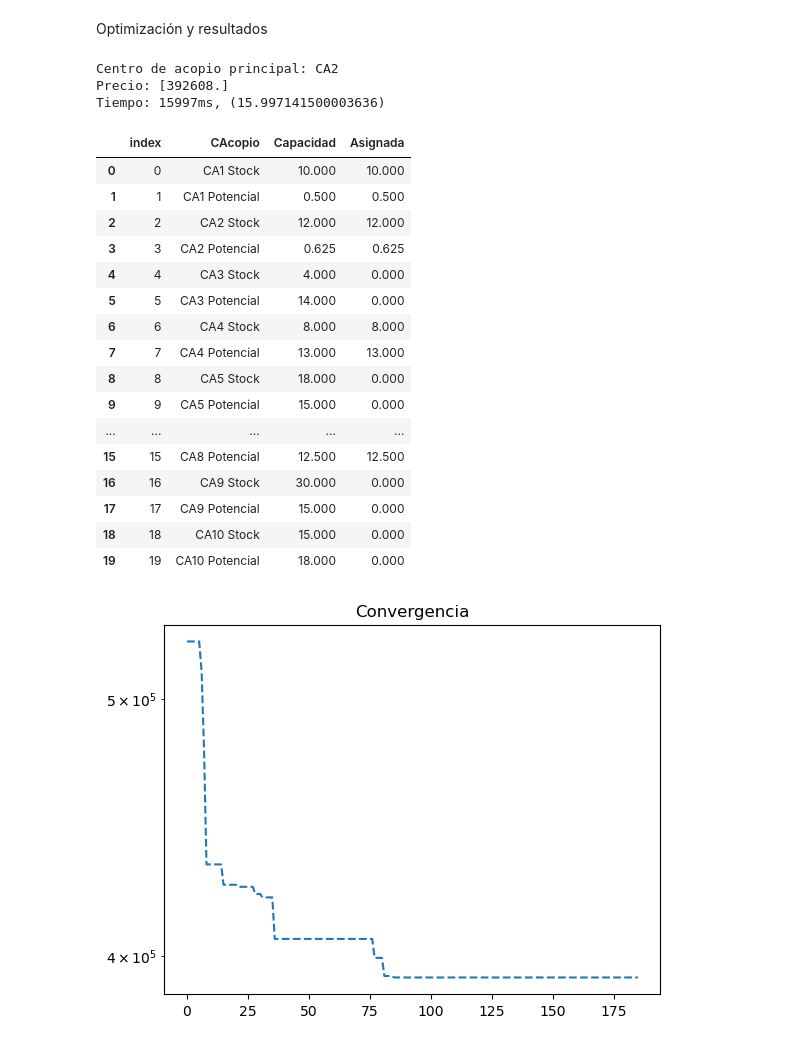
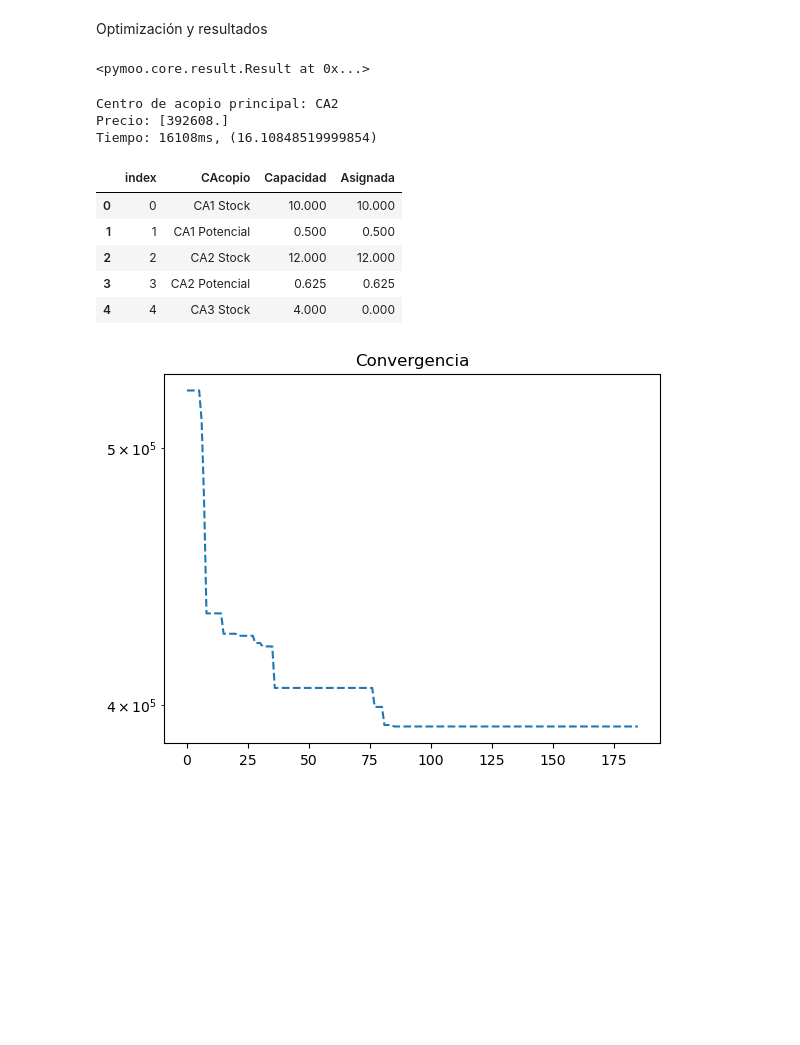
Before and after one commit to jefftorres/cheese, a Jupyter notebook: queso_ga.ipynb, the cells around one changed output. Drawn from its saved outputs; the diff is of its cells as text; code cells hidden in the pictures; blank space fills up the shorter version.

```diff
--- a/queso_ga.ipynb
+++ b/queso_ga.ipynb
@@ -156,16 +97,16 @@ class TopOrZeroSampling(Sampling):
             indices = np.arange(n_vars - 1)
             np.random.shuffle(indices)
 
-            while np.sum(gen_matrix[i]) < DEMANDA and indices.size > 0:
+            while np.sum(gen_matrix[i]) < demanda and indices.size > 0:
                 idx = indices[0]
-                gen_matrix[i, idx] += CAPACIDADES[idx]
+                gen_matrix[i, idx] += capacidades[idx]
                 indices = np.delete(indices, 0)
 
-                if np.sum(gen_matrix[i]) > DEMANDA:
-                    gen_matrix[i, idx] = gen_matrix[i, idx] - (np.sum(gen_matrix[i]) - DEMANDA)
+                if np.sum(gen_matrix[i]) > demanda:
+                    gen_matrix[i, idx] = gen_matrix[i, idx] - (np.sum(gen_matrix[i]) - demanda)
                     break
 
-            gen_matrix[i, N * 2] = np.random.randint(CAPACIDADES[N * 2] + 1)
+            gen_matrix[i, N * 2] = np.random.randint(capacidades[N * 2] + 1)
 
         return gen_matrix
 # %% [markdown]
@@ -198,12 +139,12 @@ class SinglePointCross(Crossover):
 
             offspring = np.concatenate((p1, p2))
 
-            if np.sum(offspring) > DEMANDA:
-                delta = np.sum(offspring) - DEMANDA
-                balance(offspring, delta, True)
+            if np.sum(offspring) > demanda:
+                delta = np.sum(offspring) - demanda
+                balance(offspring, capacidades, delta, True)
             else:
-                delta = DEMANDA - np.sum(offspring)
-                balance(offspring, delta, False)
+                delta = demanda - np.sum(offspring)
+                balance(offspring, capacidades, delta, False)
 
             for i in range(offspring.shape[0]):
                 Y[0, idx, i] = offspring[i]
@@ -235,13 +176,13 @@ class ReassignMutation(Mutation):
 
                 # Si es el índice del centro de acopio principal (N*2)
                 if idx_mut == N*2:
-                    X[i, problem.n_var-1] = np.random.randint(CAPACIDADES[N*2] + 1)
+                    X[i, problem.n_var-1] = np.random.randint(capacidades[N * 2] + 1)
 
                 else:
                     if individual[idx_mut] == 0:
                         # Se asigna la máxima cantidad posible del índice
-                        delta = CAPACIDADES[idx_mut]
-                        individual[idx_mut] = CAPACIDADES[idx_mut]
+                        delta = capacidades[idx_mut]
+                        individual[idx_mut] = capacidades[idx_mut]
                         diff = True
                     else:
                         # Se asigna cero a la cantidad del índice
@@ -249,7 +190,7 @@ class ReassignMutation(Mutation):
                         individual[idx_mut] = 0
                         diff = False
 
-                    balance(individual, delta, diff)
+                    balance(individual, capacidades, delta, diff)
 
                     for j in range(individual.shape[0]):
                         X[i, j] = individual[j]
@@ -307,12 +235,8 @@ termination = DefaultSingleObjectiveTermination(
     xtol=1e-8,
     cvtol=1e-6,
     ftol=1e-6,
-    # Número de iteraciones antes de finalizar
-    # al no encontrar una mejor solución
-    period=100,
-    # Máximo de generaciones
+    period=period,
     n_max_gen=max_gen,
-    # Máximo de evaluaciones de función objetivo
     n_max_evals=max_evals
 )
 # %% [markdown]
@@ -321,45 +245,31 @@ Optimización y resultados
 from pymoo.optimize import minimize
 
 t_start_ga = timeit.default_timer()
-ga = minimize(model, algorithm, termination, seed=1, save_history=True, verbose=False)
+ga = minimize(model, algorithm, termination, seed=seed, save_history=True, verbose=False)
 t_end_ga = timeit.default_timer()
 
 t_delta_ga = t_end_ga - t_start_ga
-
-# print_acopios(res.X)
-print(f'Centro de acopio principal: {params_df['Id_CA'].iloc[int(ga.X[N * 2])]}')
-print(f'Precio: {ga.F}')
-print(f'Tiempo: {round(t_delta_ga * 1000)}ms, ({t_delta_ga})')
+ga
 # %% [output]
-Centro de acopio principal: CA2
-Precio: [392608.]
-Tiempo: 15997ms, (15.997141500003636)
+<pymoo.core.result.Result at 0x...>
+# %%
+print(f'Centro de acopio principal: {params_df['Id_CA'].iloc[int(ga.X[N * 2])]}')
+print(f'Precio: {ga.F}')
+print(f'Tiempo: {round(t_delta_ga * 1000)}ms, ({t_delta_ga})')
+# %% [output]
+Centro de acopio principal: CA2
+Precio: [392608.]
+Tiempo: 16108ms, (16.10848519999854)
 # %%
-rep = pd.DataFrame(np.repeat(params_df, [2], axis=0))[0].rename('CAcopio')
-rep.loc[rep.reset_index().index % 2 == 0] = rep + ' Stock'
-rep.loc[rep.reset_index().index % 2 == 1] = rep + ' Potencial'
-rep = rep.reset_index()
-rep.insert(2, 'Capacidad', np.delete(CAPACIDADES, N*2))
-rep.insert(3, 'Asignada', np.delete(ga.X, N * 2))
-rep
+asignaciones = alloc_df(ga.X, params_df, N, capacidades)
+asignaciones.head()
 # %% [output]
 |  | index | CAcopio | Capacidad | Asignada |
 | 0 | 0 | CA1 Stock | 10.000 | 10.000 |
 | 1 | 1 | CA1 Potencial | 0.500 | 0.500 |
 | 2 | 2 | CA2 Stock | 12.000 | 12.000 |
 | 3 | 3 | CA2 Potencial | 0.625 | 0.625 |
 | 4 | 4 | CA3 Stock | 4.000 | 0.000 |
-| 5 | 5 | CA3 Potencial | 14.000 | 0.000 |
-| 6 | 6 | CA4 Stock | 8.000 | 8.000 |
-| 7 | 7 | CA4 Potencial | 13.000 | 13.000 |
-| 8 | 8 | CA5 Stock | 18.000 | 0.000 |
-| 9 | 9 | CA5 Potencial | 15.000 | 0.000 |
-| ... | ... | ... | ... | ... |
-| 15 | 15 | CA8 Potencial | 12.500 | 12.500 |
-| 16 | 16 | CA9 Stock | 30.000 | 0.000 |
-| 17 | 17 | CA9 Potencial | 15.000 | 0.000 |
-| 18 | 18 | CA10 Stock | 15.000 | 0.000 |
-| 19 | 19 | CA10 Potencial | 18.000 | 0.000 |
 # %%
 n_evals = np.array([e.evaluator.n_eval for e in ga.history])
 opt = np.array([e.opt[0].F for e in ga.history])
```
Also changed, not shown: parts of 19 cells of this notebook, 3 other files.
